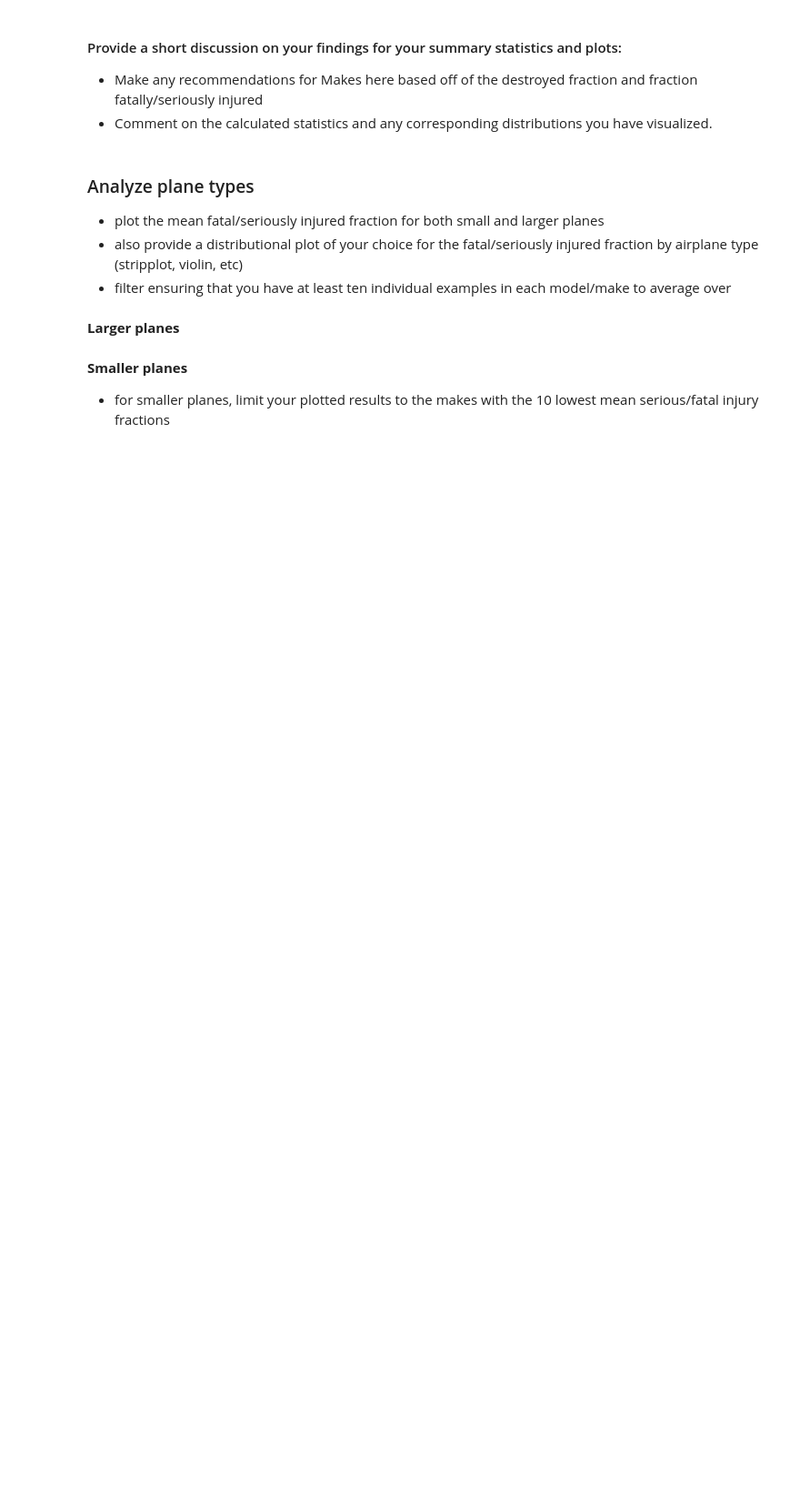
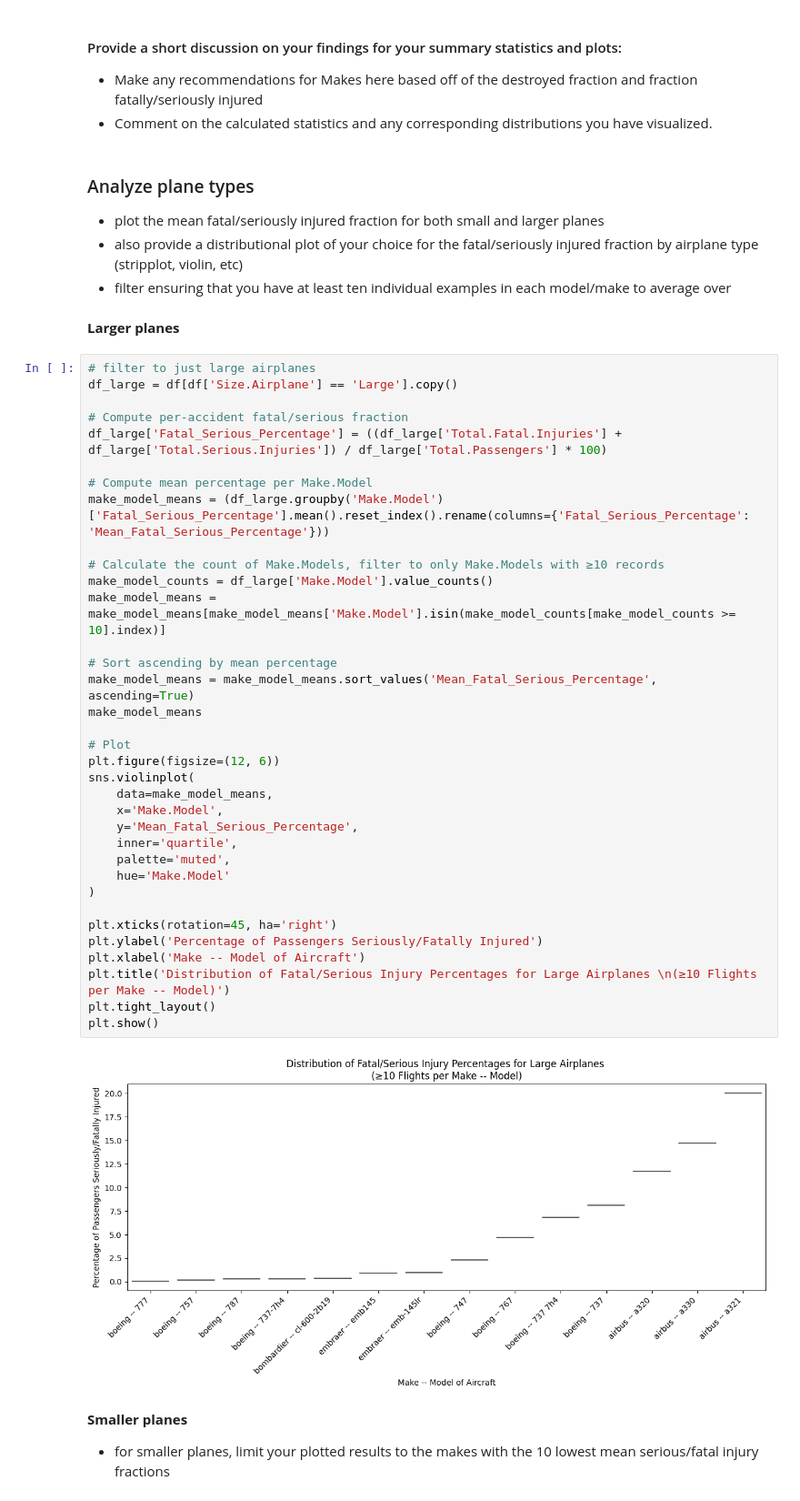
Before and after one commit to mbielecki1/dsc-course0-m8-lab, a Jupyter notebook: Aviation_Accidents_Data_Analysis.ipynb, the cells around one changed output. Shown at 91% size. Cells and saved outputs as stored; diff of their text form; blank space fills up the shorter version.

```diff
--- a/Aviation_Accidents_Data_Analysis.ipynb
+++ b/Aviation_Accidents_Data_Analysis.ipynb
@@ -220,6 +283,43 @@ Sort your results and keep the lowest 15.
 - filter ensuring that you have at least ten individual examples in each model/make to average over
 # %% [markdown]
 **Larger planes**
+# %%
+# filter to just large airplanes
+df_large = df[df['Size.Airplane'] == 'Large'].copy()
+
+# Compute per-accident fatal/serious fraction
+df_large['Fatal_Serious_Percentage'] = ((df_large['Total.Fatal.Injuries'] + df_large['Total.Serious.Injuries']) / df_large['Total.Passengers'] * 100)
+
+# Compute mean percentage per Make.Model
+make_model_means = (df_large.groupby('Make.Model')['Fatal_Serious_Percentage'].mean().reset_index().rename(columns={'Fatal_Serious_Percentage': 'Mean_Fatal_Serious_Percentage'}))
+
+# Calculate the count of Make.Models, filter to only Make.Models with ≥10 records
+make_model_counts = df_large['Make.Model'].value_counts()
+make_model_means = make_model_means[make_model_means['Make.Model'].isin(make_model_counts[make_model_counts >= 10].index)]
+
+# Sort ascending by mean percentage
+make_model_means = make_model_means.sort_values('Mean_Fatal_Serious_Percentage', ascending=True)
+make_model_means
+
+# Plot
+plt.figure(figsize=(12, 6))
+sns.violinplot(
+    data=make_model_means,
+    x='Make.Model',
+    y='Mean_Fatal_Serious_Percentage',
+    inner='quartile',
+    palette='muted',
+    hue='Make.Model'
+)
+
+plt.xticks(rotation=45, ha='right')
+plt.ylabel('Percentage of Passengers Seriously/Fatally Injured')
+plt.xlabel('Make -- Model of Aircraft')
+plt.title('Distribution of Fatal/Serious Injury Percentages for Large Airplanes \n(≥10 Flights per Make -- Model)')
+plt.tight_layout()
+plt.show()
+# %% [output]
+[figure, added]
 # %% [markdown]
 **Smaller planes**
 - for smaller planes, limit your plotted results to the makes with the 10 lowest mean serious/fatal injury fractions
```
Also changed, not shown: parts of 16 cells of this notebook, 1 other file.
